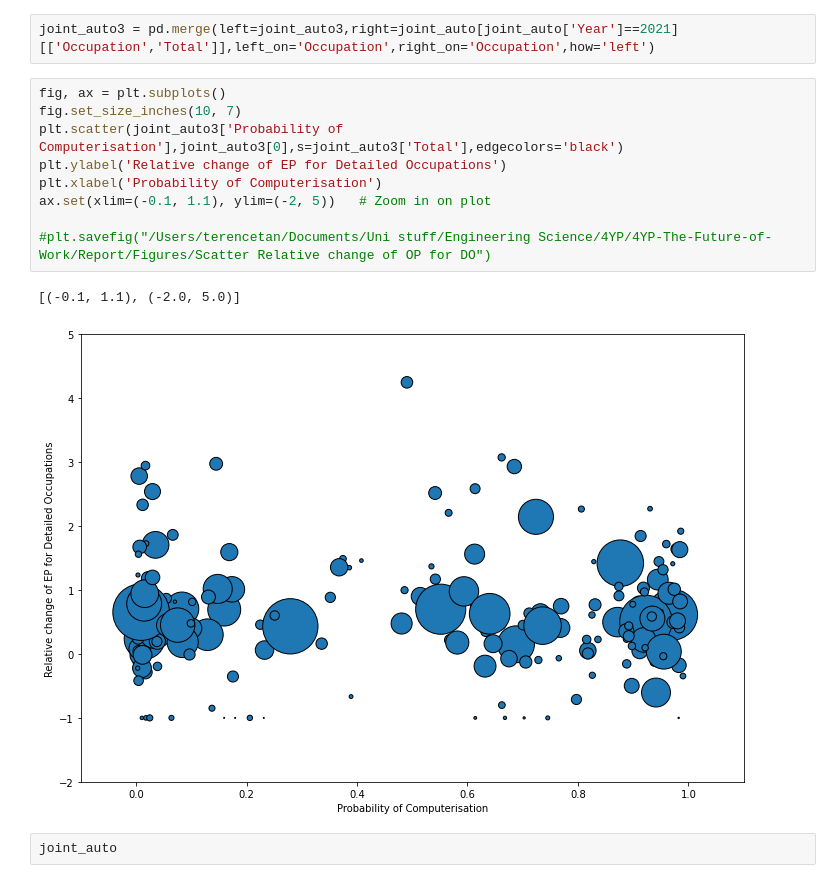
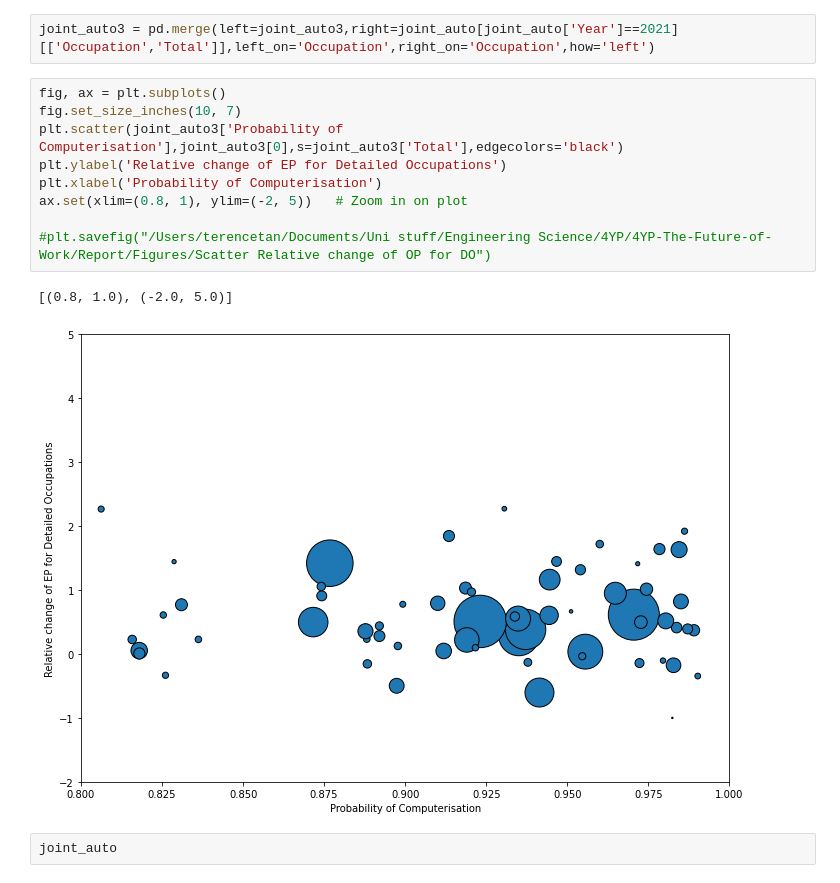
Before and after one commit to terencetan-c/4YP-The-Future-of-Work, a Jupyter notebook: Data modelling/Data modelling EP.ipynb, the cells around one changed output. Saved outputs shown, nothing was run; the diff lists cells and outputs as text.

```diff
--- a/Data modelling/Data modelling EP.ipynb
+++ b/Data modelling/Data modelling EP.ipynb
@@ -332,15 +332,15 @@ joint_auto3 = pd.merge(left=joint_auto3,right=joint_auto[joint_auto['Year']==202
 # %%
 fig, ax = plt.subplots()
 fig.set_size_inches(10, 7)
 plt.scatter(joint_auto3['Probability of Computerisation'],joint_auto3[0],s=joint_auto3['Total'],edgecolors='black')
 plt.ylabel('Relative change of EP for Detailed Occupations')
 plt.xlabel('Probability of Computerisation')
-ax.set(xlim=(-0.1, 1.1), ylim=(-2, 5))   # Zoom in on plot
+ax.set(xlim=(0.8, 1), ylim=(-2, 5))   # Zoom in on plot
 
 #plt.savefig("/Users/terencetan/Documents/Uni stuff/Engineering Science/4YP/4YP-The-Future-of-Work/Report/Figures/Scatter Relative change of OP for DO")
 # %% [output]
-[(-0.1, 1.1), (-2.0, 5.0)]
+[(0.8, 1.0), (-2.0, 5.0)]
-[figure, old version]
+[figure, new version]
 # %%
 joint_auto
 # %% [output]
```
Also changed, not shown: parts of 5 cells of this notebook, 15 other files.
